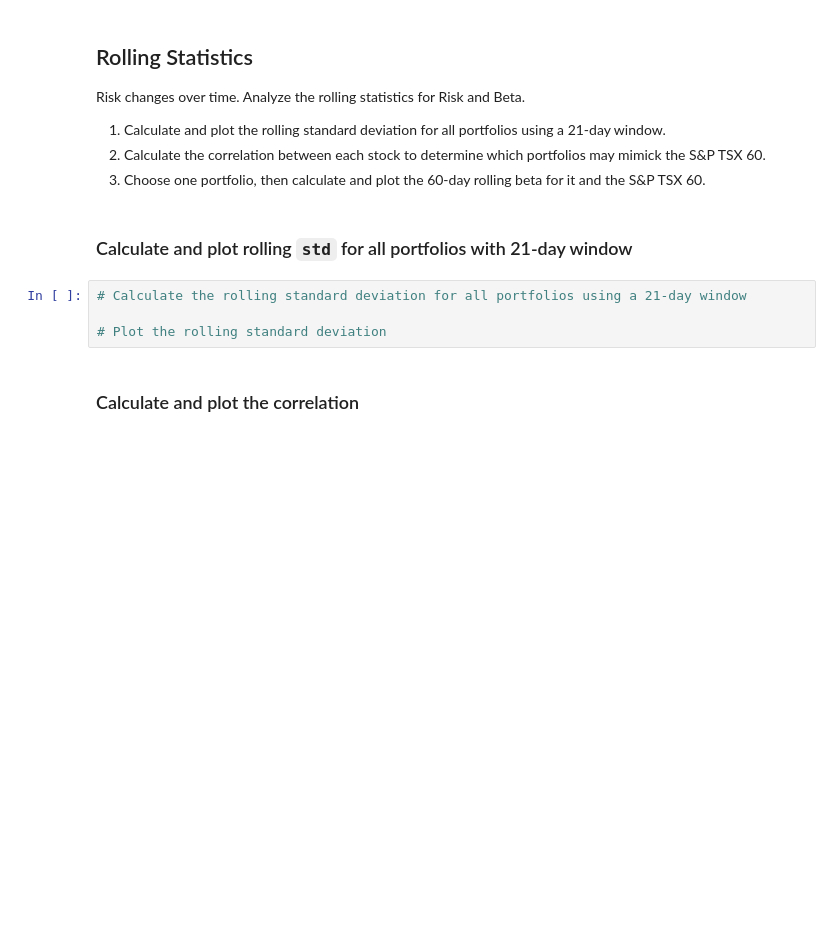
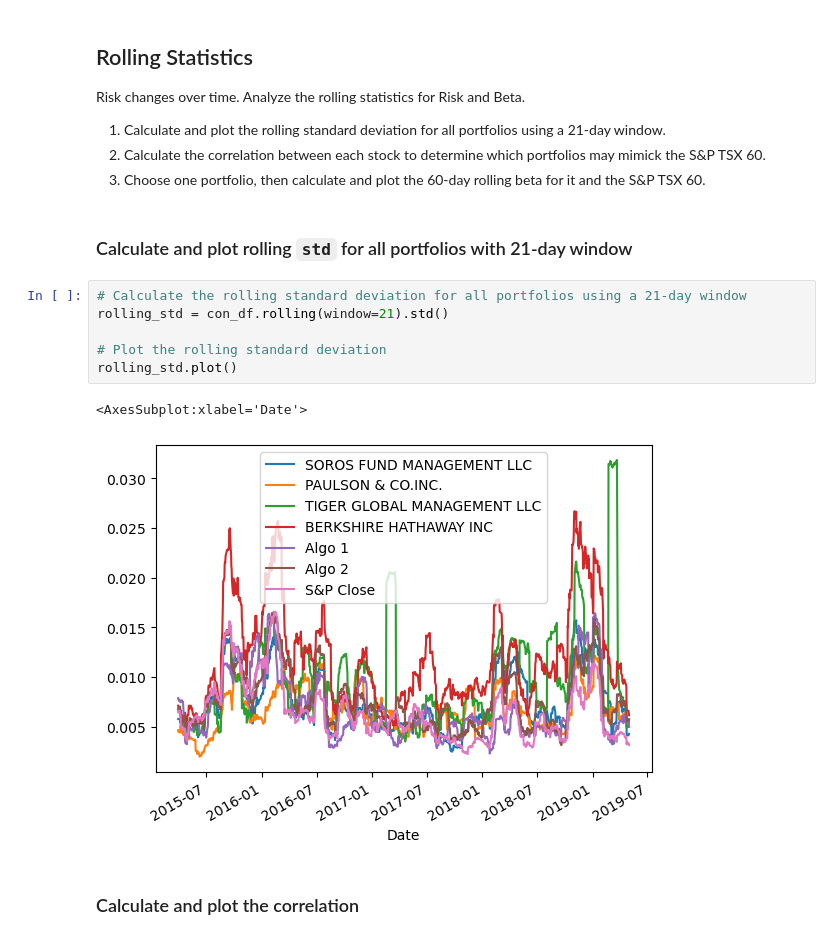
Before and after one commit to dileepadrd/module-4-challenge-algorithmic-trading-strategies, a Jupyter notebook: whale_analysis.ipynb, the cells around one changed output. Cells and saved outputs as stored; diff of their text form; blank space fills up the shorter version.

Commit message:
Calculating the rolling standard deviation for 21 days window

```diff
--- a/whale_analysis.ipynb
+++ b/whale_analysis.ipynb
@@ -328,8 +328,13 @@ Risk changes over time. Analyze the rolling statistics for Risk and Beta.
 ### Calculate and plot rolling `std` for all portfolios with 21-day window
 # %%
 # Calculate the rolling standard deviation for all portfolios using a 21-day window
+rolling_std = con_df.rolling(window=21).std()
 
 # Plot the rolling standard deviation
+rolling_std.plot()
+# %% [output]
+<AxesSubplot:xlabel='Date'>
+[figure, added]
 # %% [markdown]
 ### Calculate and plot the correlation
 # %%
```
